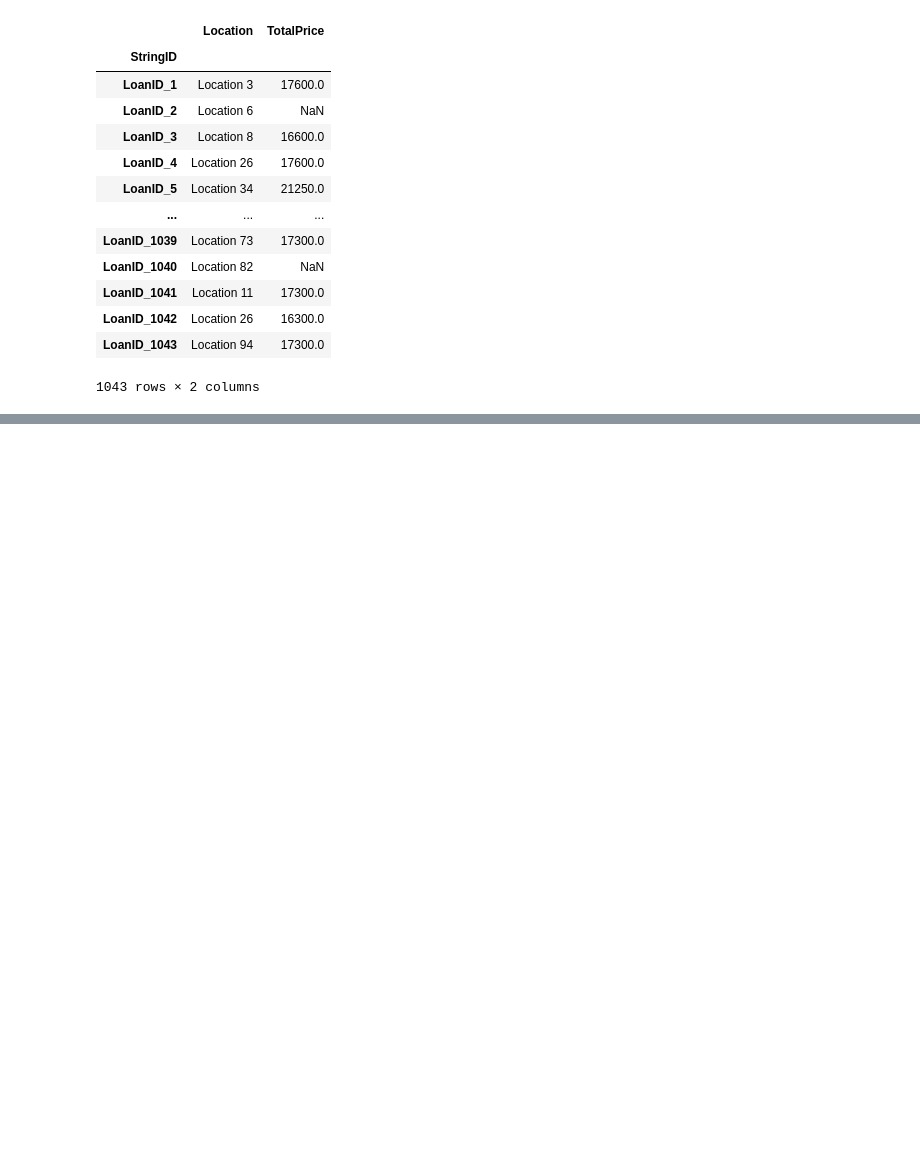
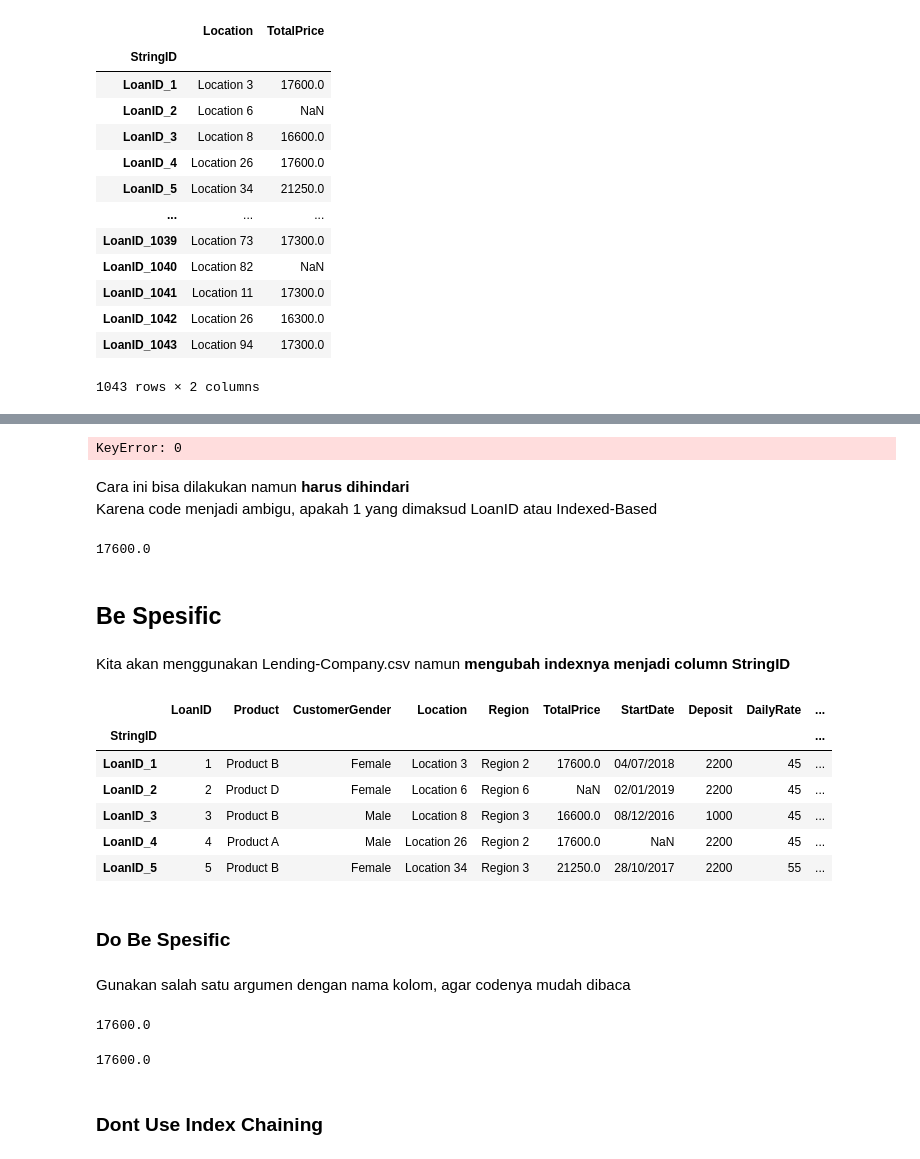
Before and after one commit to withraja/Pandas-Tutorial, a Jupyter notebook: 3 Pandas Dataframe.ipynb, the cells around one changed output, grey strips where cells are left out. Saved outputs shown, nothing was run; the diff lists cells and outputs as text; code cells hidden in the pictures; blank space fills up the shorter version.

```diff
--- a/3 Pandas Dataframe.ipynb
+++ b/3 Pandas Dataframe.ipynb
@@ -421,0 +490,41 @@ lending_co_data.loc[:, ['Location', 'TotalPrice']]
+# %%
+lending_co_data['TotalPrice'][0]
+# %% [output]
+KeyError: 0
+# %% [markdown]
+Cara ini bisa dilakukan namun **harus dihindari**
+Karena code menjadi ambigu, apakah 1 yang dimaksud LoanID atau Indexed-Based
+# %%
+lending_co_data['TotalPrice'][1]
+# %% [output]
+17600.0
+# %% [markdown]
+## Be **Spesific**
+# %% [markdown]
+Kita akan menggunakan Lending-Company.csv namun **mengubah indexnya menjadi column StringID**
+# %%
+data = pd.read_csv('Lending-Company.csv', index_col = 'StringID')
+lending_co_data = data.copy()
+lending_co_data.head()
+# %% [output]
+|  | LoanID | Product | CustomerGender | Location | Region | TotalPrice | StartDate | Deposit | DailyRate | ... |
+| StringID |  |  |  |  |  |  |  |  |  | ... |
+| LoanID_1 | 1 | Product B | Female | Location 3 | Region 2 | 17600.0 | 04/07/2018 | 2200 | 45 | ... |
+| LoanID_2 | 2 | Product D | Female | Location 6 | Region 6 | NaN | 02/01/2019 | 2200 | 45 | ... |
+| LoanID_3 | 3 | Product B | Male | Location 8 | Region 3 | 16600.0 | 08/12/2016 | 1000 | 45 | ... |
+| LoanID_4 | 4 | Product A | Male | Location 26 | Region 2 | 17600.0 | NaN | 2200 | 45 | ... |
+| LoanID_5 | 5 | Product B | Female | Location 34 | Region 3 | 21250.0 | 28/10/2017 | 2200 | 55 | ... |
+# %% [markdown]
+### **Do** Be Spesific
+# %% [markdown]
+Gunakan salah satu argumen dengan nama kolom, agar codenya mudah dibaca
+# %%
+lending_co_data['TotalPrice'].iloc[0]
+# %% [output]
+17600.0
+# %%
+lending_co_data['TotalPrice'].loc['LoanID_1']
+# %% [output]
+17600.0
+# %% [markdown]
+### **Dont** Use Index Chaining
```
Also changed, not shown: parts of 21 cells of this notebook.
